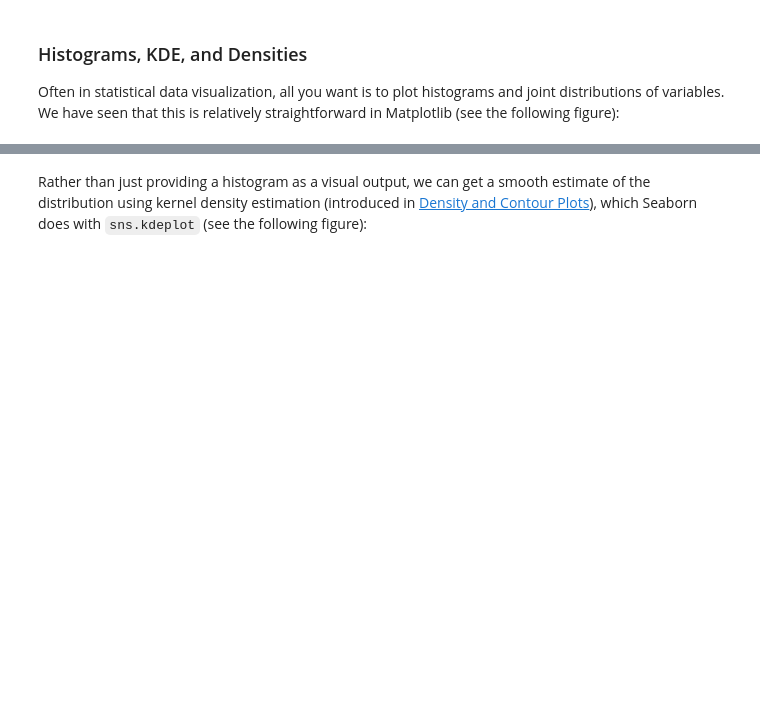
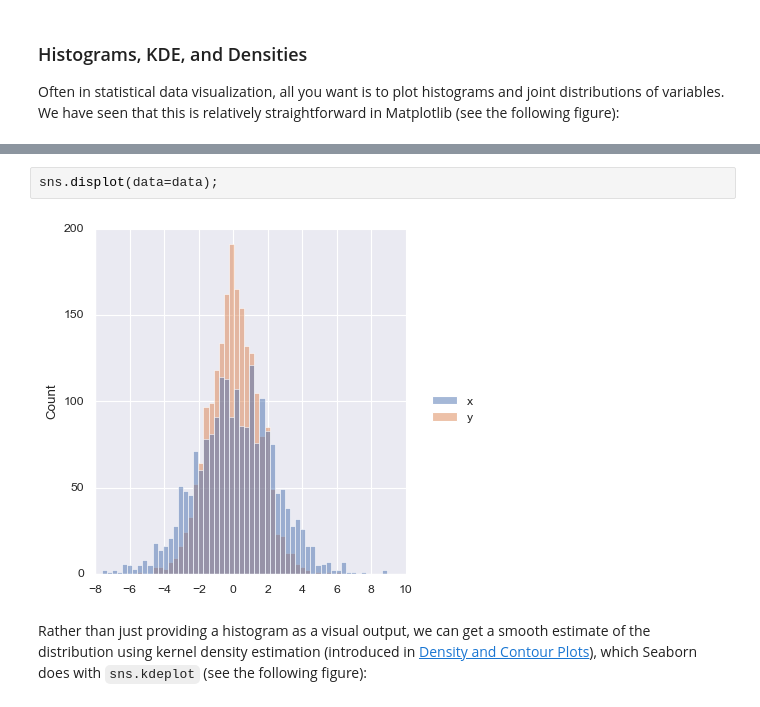
Before and after one commit to TheAwesomeGe/DECD, a Jupyter notebook: notebooks/04-visualization.ipynb, the cells around one changed output, grey strips where cells are left out. Saved outputs shown, nothing was run; the diff lists cells and outputs as text; blank space fills up the shorter version.

```diff
--- a/notebooks/04-visualization.ipynb
+++ b/notebooks/04-visualization.ipynb
@@ -69,3 +69,7 @@ for col in 'xy':
+# %%
+sns.displot(data=data);
+# %% [output]
+[figure, added]
 # %% [markdown]
 Rather than just providing a histogram as a visual output, we can get a smooth estimate of the distribution using kernel density estimation (introduced in [Density and Contour Plots](04.04-Density-and-Contour-Plots.ipynb)), which Seaborn does with ``sns.kdeplot`` (see the following figure):
 # %%
```
Also changed, not shown: parts of 11 cells of this notebook, 2 other files.
